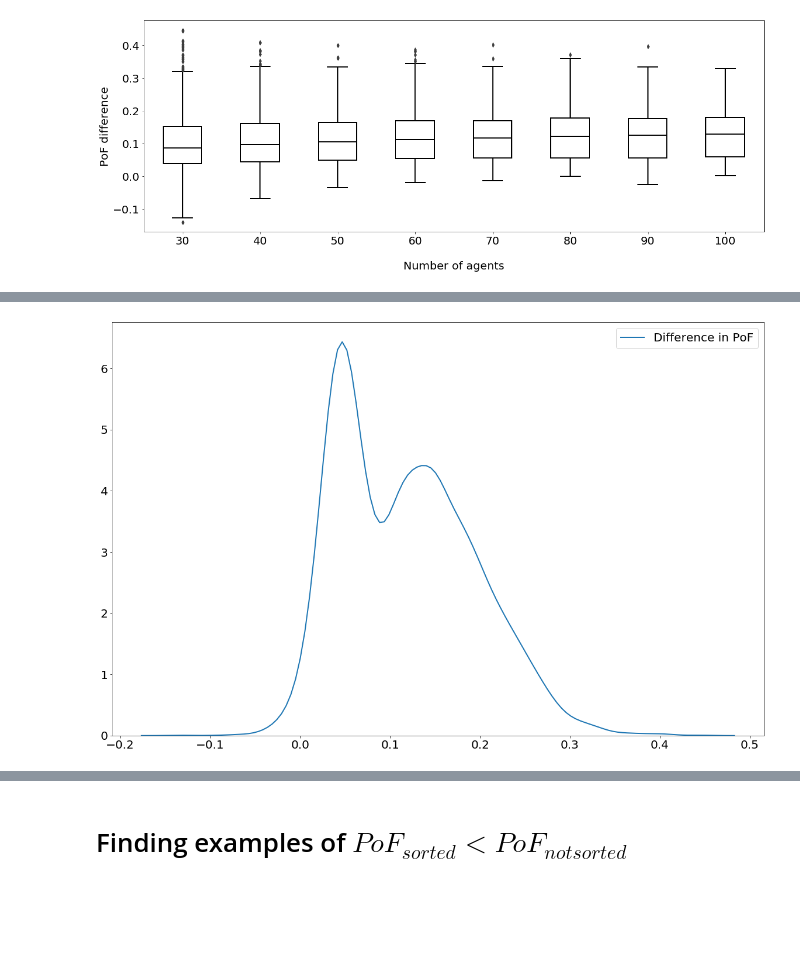
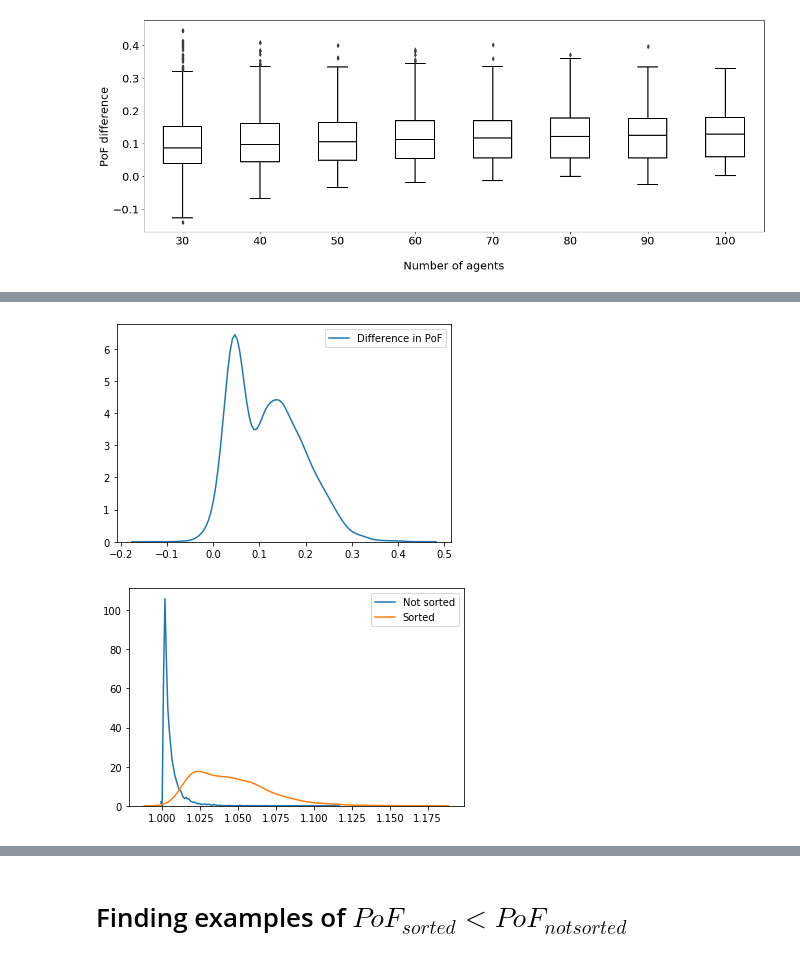
Before and after one commit to KrisNguyen135/FairBayesianOpt, a Jupyter notebook: notebooks/Homelessness/05_01_week/04 28 - Expectation of upper bounds.ipynb, the cells around one changed output, grey strips where cells are left out. Drawn from its saved outputs; the diff is of its cells as text; code cells hidden in the pictures; blank space fills up the shorter version.

Commit message:
more plots

```diff
--- a/notebooks/Homelessness/05_01_week/04 28 - Expectation of upper bounds.ipynb
+++ b/notebooks/Homelessness/05_01_week/04 28 - Expectation of upper bounds.ipynb
@@ -6,11 +6,6 @@ from scipy.optimize import linear_sum_assignment
 
 import matplotlib.pyplot as plt
 import matplotlib.patches as mpatches
-# plt.style.use('seaborn-darkgrid')
-# plt.rcParams['font.family'] = 'Times New Roman'
-plt.rcParams['figure.figsize'] = 20, 13
-plt.rcParams['font.size'] = 20
-plt.rcParams['lines.linewidth'] = 2
 import seaborn as sns
 import tikzplotlib
 
@@ -575,7 +606,11 @@ tikzplotlib.save('pof_lu_sorted_vs_not_sorted_all.tex')
 # %%
 sns.kdeplot(pof_lu_diff_df['PoF diff'], label='Difference in PoF')
-plt.legend()
-
-tikzplotlib.save('pof_lu_sorted_vs_not_sorted_diff.tex')
+plt.legend();
 # %% [output]
-[figure, old version]
+[figure, new version]
+# %%
+sns.kdeplot(pof_ln_df[~pof_ln_df['Sorted rows']]['PoF'], label='Not sorted')
+sns.kdeplot(pof_ln_df[pof_ln_df['Sorted rows']]['PoF'], label='Sorted')
+plt.legend();
+# %% [output]
+[figure, added]
```
Also changed, not shown: parts of 3 cells of this notebook, 18 other files.
